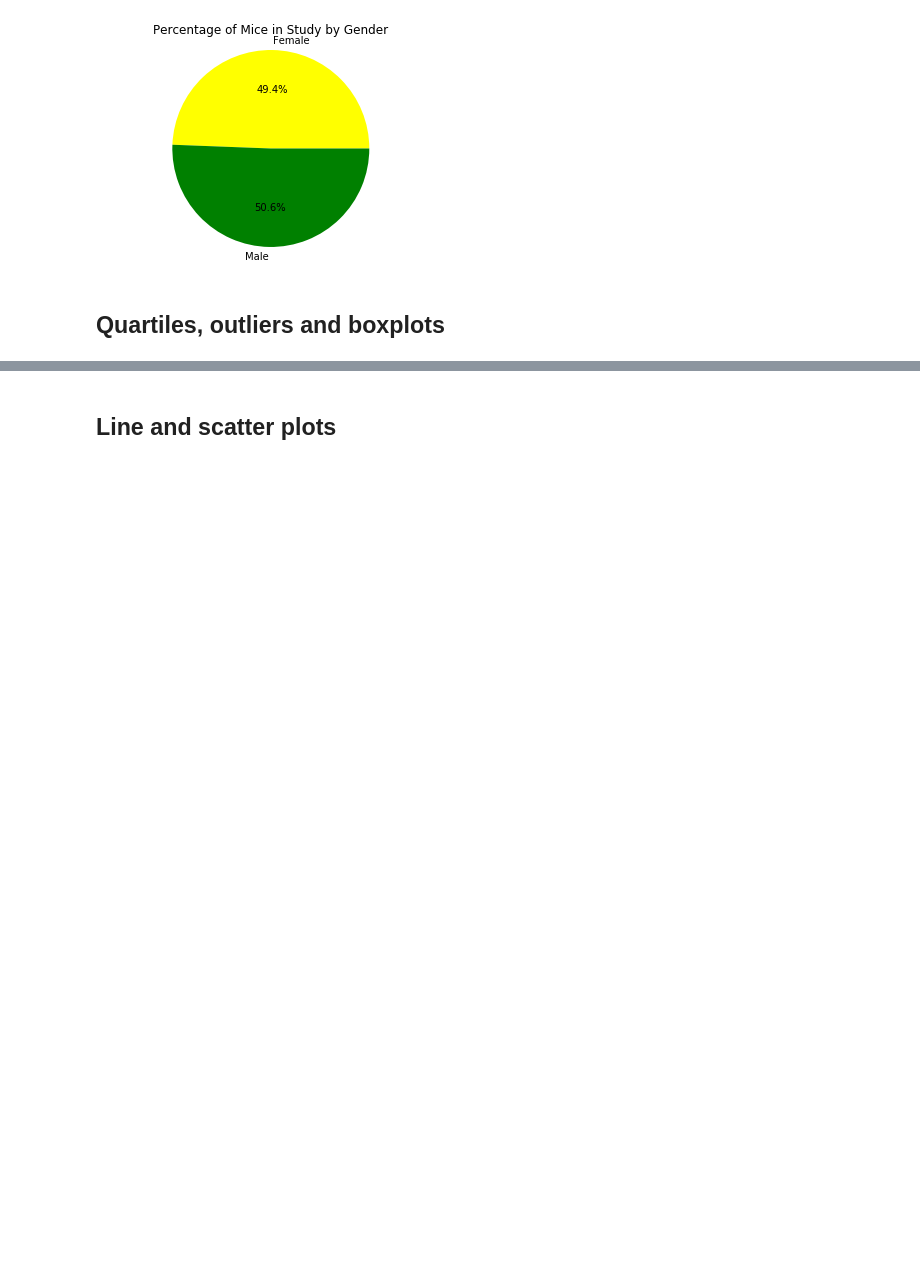
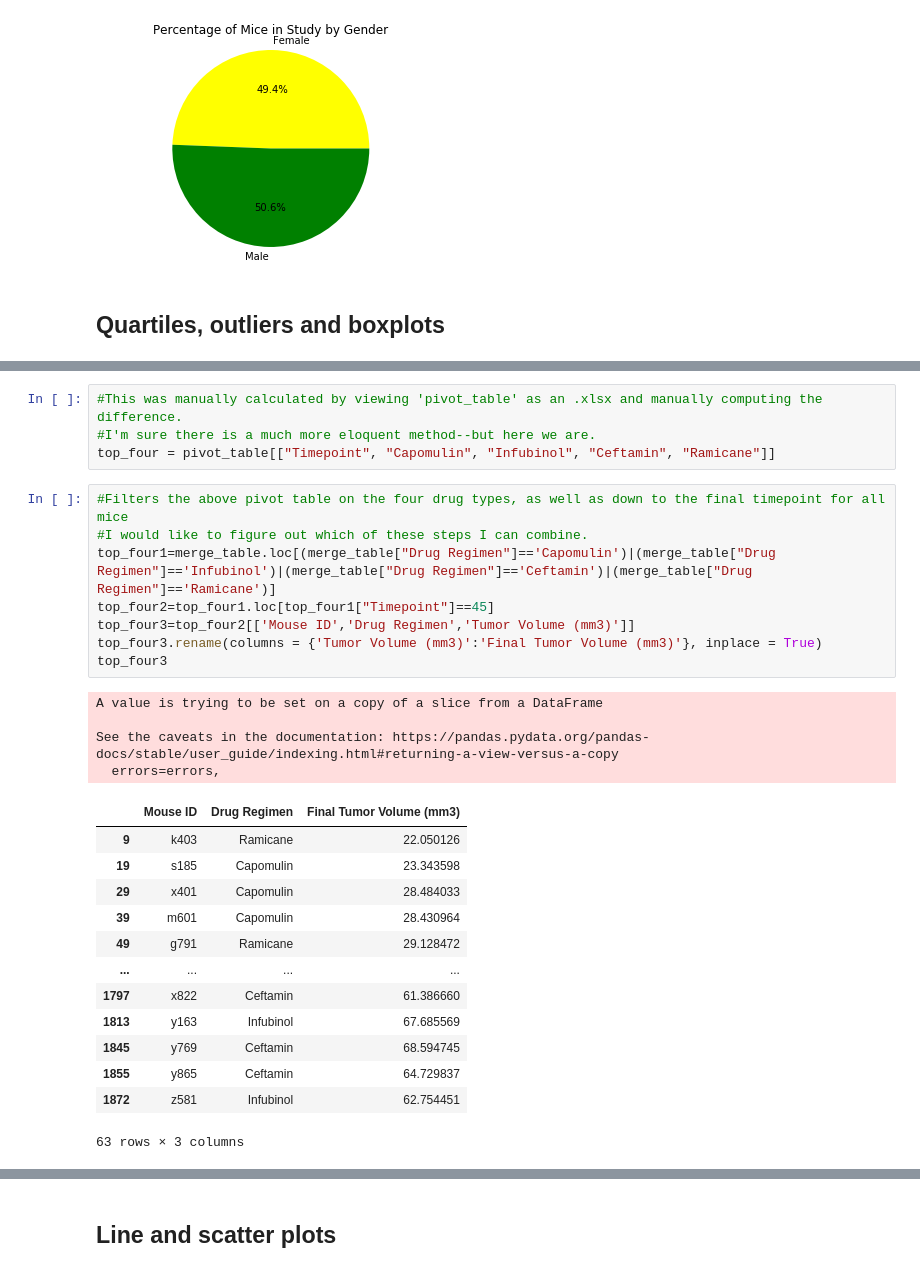
Before and after one commit to BeLacy87/MatPlotLibchallenge, a Jupyter notebook: pymaceuticals_starter.ipynb, the cells around one changed output, grey strips where cells are left out. Drawn from its saved outputs; the diff is of its cells as text; blank space fills up the shorter version.

```diff
--- a/pymaceuticals_starter.ipynb
+++ b/pymaceuticals_starter.ipynb
@@ -125,2 +133,32 @@ plt.show()
+# %%
+#This was manually calculated by viewing 'pivot_table' as an .xlsx and manually computing the difference.
+#I'm sure there is a much more eloquent method--but here we are.
+top_four = pivot_table[["Timepoint", "Capomulin", "Infubinol", "Ceftamin", "Ramicane"]]
+# %%
+#Filters the above pivot table on the four drug types, as well as down to the final timepoint for all mice
+#I would like to figure out which of these steps I can combine.
+top_four1=merge_table.loc[(merge_table["Drug Regimen"]=='Capomulin')|(merge_table["Drug Regimen"]=='Infubinol')|(merge_table["Drug Regimen"]=='Ceftamin')|(merge_table["Drug Regimen"]=='Ramicane')]
+top_four2=top_four1.loc[top_four1["Timepoint"]==45]
+top_four3=top_four2[['Mouse ID','Drug Regimen','Tumor Volume (mm3)']]
+top_four3.rename(columns = {'Tumor Volume (mm3)':'Final Tumor Volume (mm3)'}, inplace = True)
+top_four3
+# %% [output]
+A value is trying to be set on a copy of a slice from a DataFrame
+
+See the caveats in the documentation: https://pandas.pydata.org/pandas-docs/stable/user_guide/indexing.html#returning-a-view-versus-a-copy
+  errors=errors,
+|  | Mouse ID | Drug Regimen | Final Tumor Volume (mm3) |
+| 9 | k403 | Ramicane | 22.050126 |
+| 19 | s185 | Capomulin | 23.343598 |
+| 29 | x401 | Capomulin | 28.484033 |
+| 39 | m601 | Capomulin | 28.430964 |
+| 49 | g791 | Ramicane | 29.128472 |
+| ... | ... | ... | ... |
+| 1797 | x822 | Ceftamin | 61.386660 |
+| 1813 | y163 | Infubinol | 67.685569 |
+| 1845 | y769 | Ceftamin | 68.594745 |
+| 1855 | y865 | Ceftamin | 64.729837 |
+| 1872 | z581 | Infubinol | 62.754451 |
+63 rows × 3 columns
 # %%
 # Generate a box plot of the final tumor volume of each mouse across four regimens of interest
```
Also changed, not shown: parts of 9 cells of this notebook.
